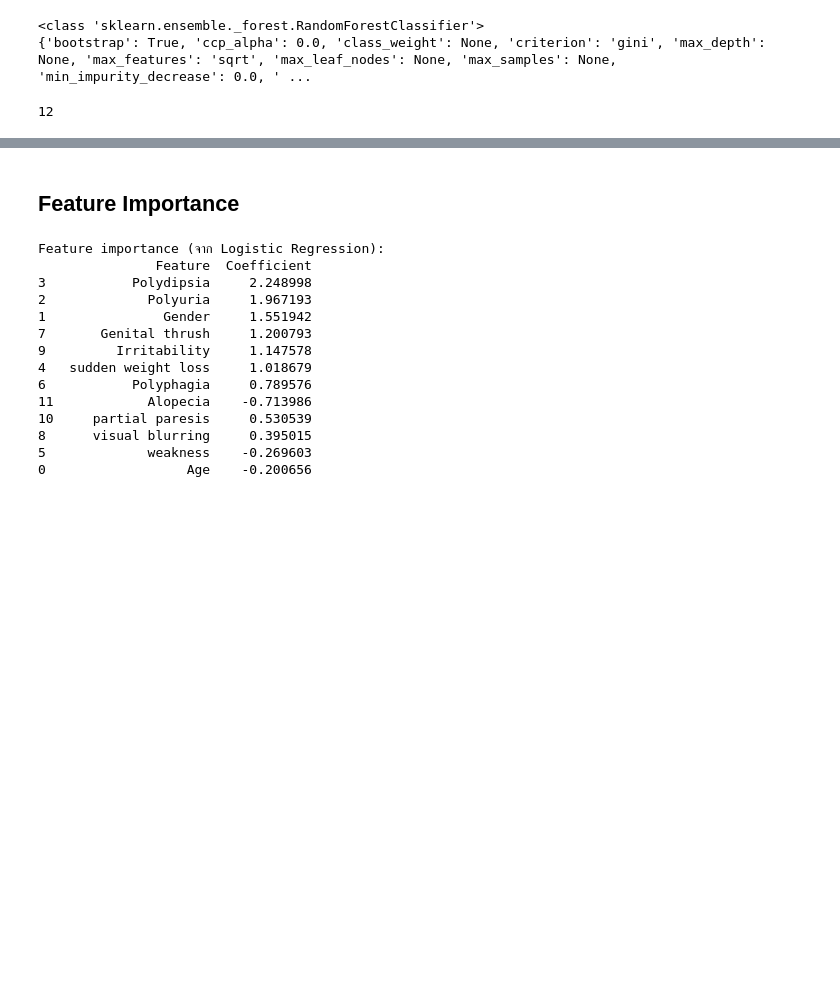
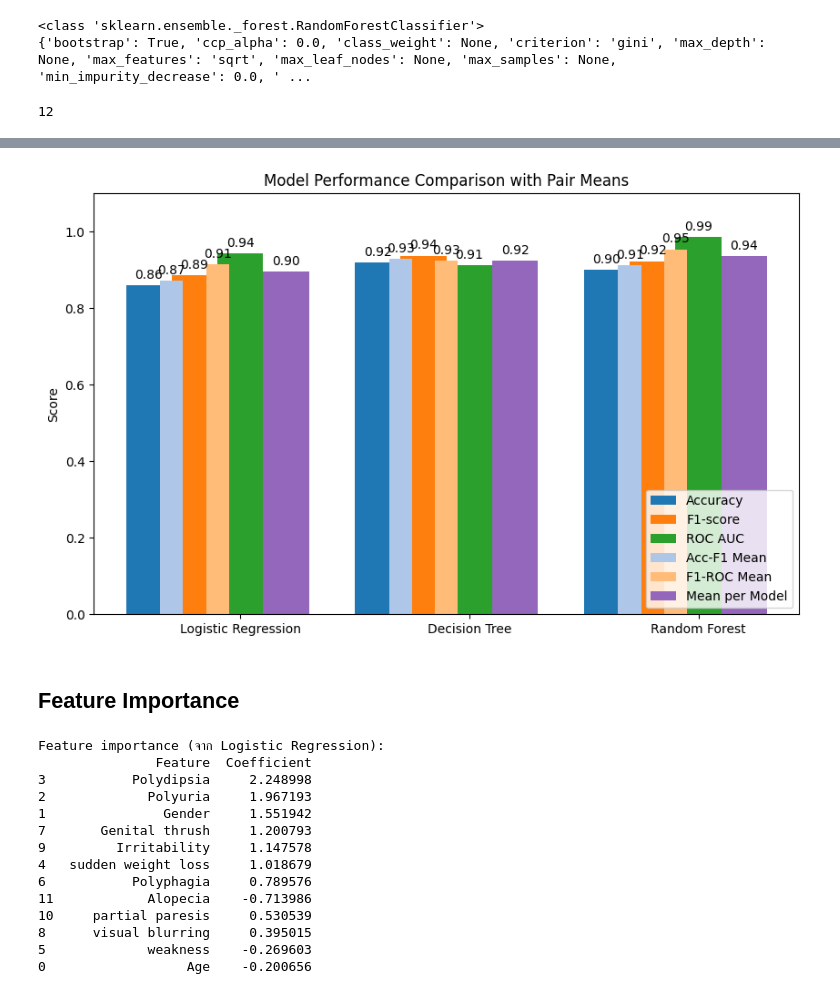
Before and after one commit to MajisEnter/CPE312-Capstone-Project, a Jupyter notebook: src/Training.ipynb, the cells around one changed output, grey strips where cells are left out. Cells and saved outputs as stored; diff of their text form; code cells hidden in the pictures; blank space fills up the shorter version.

```diff
--- a/src/Training.ipynb
+++ b/src/Training.ipynb
@@ -517,3 +656,68 @@ print(rf_loaded.n_features_in_)
+# %%
+import matplotlib.pyplot as plt
+import numpy as np
+import os
+
+# lr_accuracy, lr_f1, lr_roc_auc
+# dt_accuracy, dt_f1, dt_roc_auc
+# rf_accuracy, rf_f1, rf_roc_auc
+
+# metric
+accuracy = [lr_accuracy, dt_accuracy, rf_accuracy]
+f1 = [lr_f1, dt_f1, rf_f1]
+roc_auc = [lr_roc_auc, dt_roc_auc, rf_roc_auc]
+
+x = np.arange(3)
+width = 0.2  # ความกว้างแท่งหลัก
+
+fig, ax = plt.subplots(figsize=(10,6))
+
+# แท่งหลัก
+rects1 = ax.bar(x - width, accuracy, width, label='Accuracy', color='#1f77b4')
+rects2 = ax.bar(x, f1, width, label='F1-score', color='#ff7f0e')
+rects3 = ax.bar(x + width, roc_auc, width, label='ROC AUC', color='#2ca02c')
+
+# แท่งเฉลี่ยคู่ (เล็กกว่า)
+pair_width = width/2
+acc_f1 = [(accuracy[i]+f1[i])/2 for i in range(3)]
+f1_roc = [(f1[i]+roc_auc[i])/2 for i in range(3)]
+
+rects4 = ax.bar(x - width/2, acc_f1, pair_width, label='Acc-F1 Mean', color='#aec7e8')
+rects5 = ax.bar(x + width/2, f1_roc, pair_width, label='F1-ROC Mean', color='#ffbb78')
+
+# แท่งเฉลี่ยต่อ Model
+mean_per_model = [(accuracy[i]+f1[i]+roc_auc[i])/3 for i in range(3)]
+rects6 = ax.bar(x + 2*width, mean_per_model, width, label='Mean per Model', color='#9467bd')
+
+# label x
+ax.set_xticks(list(x + width))
+ax.set_xticklabels(['Logistic Regression', 'Decision Tree', 'Random Forest'])
+ax.set_ylabel('Score')
+ax.set_title('Model Performance Comparison with Pair Means')
+ax.legend()
+
+# ฟังก์ชันใส่ตัวเลขบนแท่ง
+def autolabel(rects, fmt='{:.2f}'):
+    for rect in rects:
+        height = rect.get_height()
+        ax.annotate(fmt.format(height),
+                    xy=(rect.get_x() + rect.get_width()/2, height),
+                    xytext=(0,3),
+                    textcoords="offset points",
+                    ha='center', va='bottom')
+
+for r in [rects1, rects2, rects3, rects4, rects5, rects6]:
+    autolabel(r)
+
+plt.ylim(0, 1.1)
+
+# Save figure
+os.makedirs("../results/figures", exist_ok=True)
+plt.savefig(os.path.join("../results/figures", "Model_Comparison_with_PairMeans.png"), dpi=300)
+
+plt.show()
+# %% [output]
+[figure, added]
 # %% [markdown]
 ## Feature Importance
 # %%
```
Also changed, not shown: parts of 10 cells of this notebook, 4 other files.
